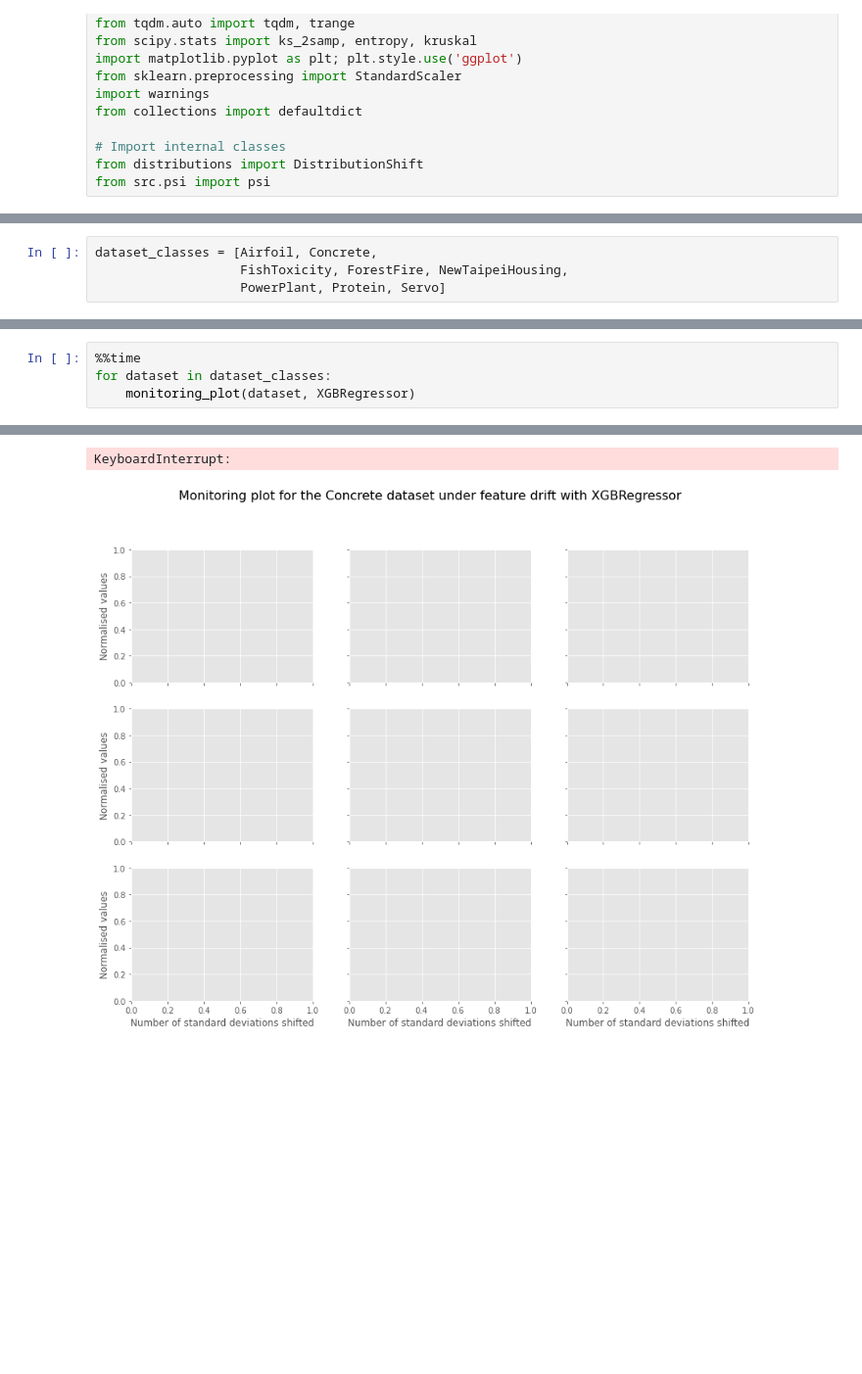
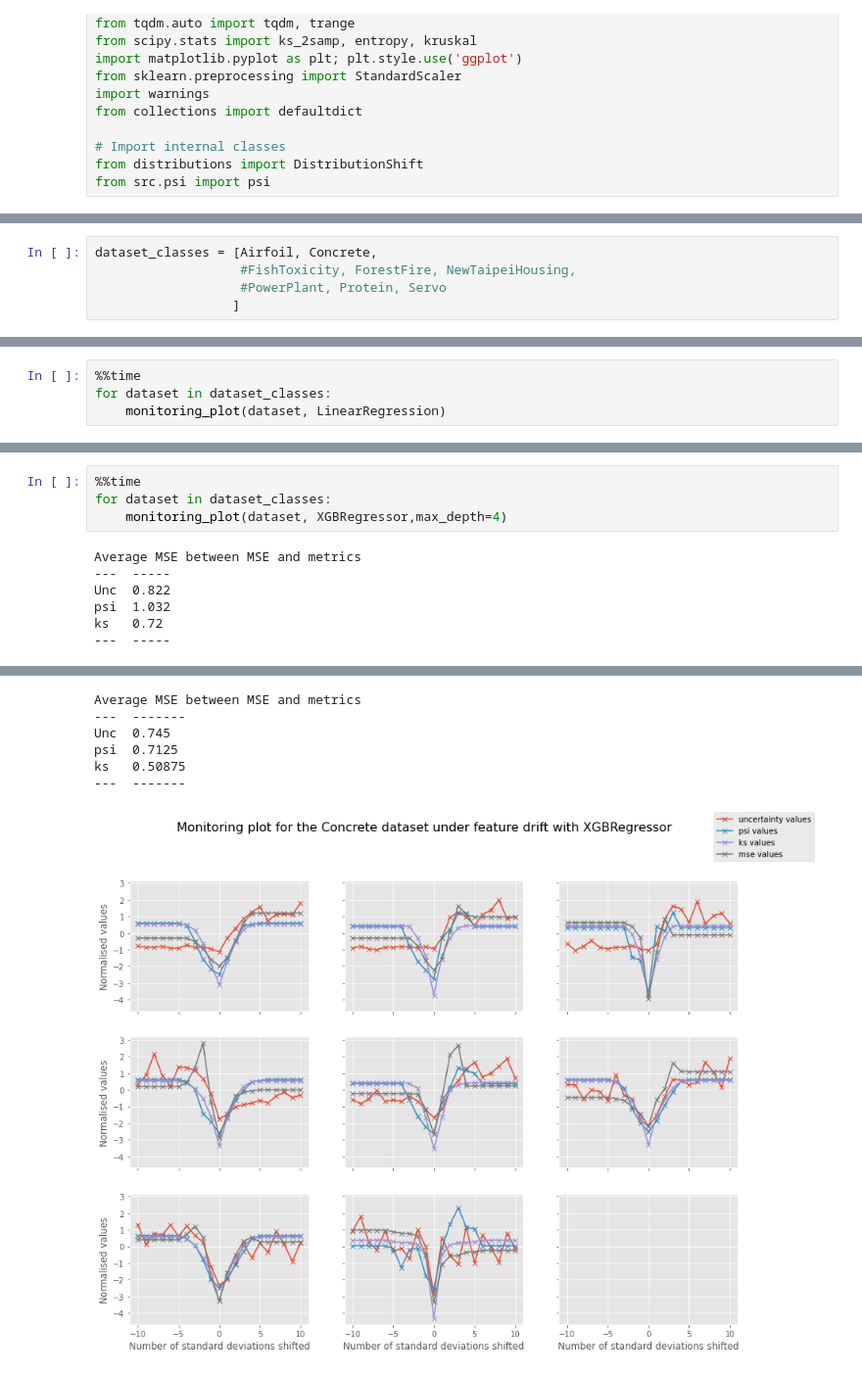
Before and after one commit to cmougan/MonitoringUncertainty, a Jupyter notebook: GradualDistShift.ipynb, the cells around one changed output, grey strips where cells are left out. Shown at 98% size. Saved outputs shown, nothing was run; the diff lists cells and outputs as text; blank space fills up the shorter version.

Commit message:
average MSE of MSE

```diff
--- a/GradualDistShift.ipynb
+++ b/GradualDistShift.ipynb
@@ -32,5 +33,6 @@ from xgboost import XGBRegressor
 # %%
 dataset_classes = [Airfoil, Concrete,
-                   FishToxicity, ForestFire, NewTaipeiHousing,
-                   PowerPlant, Protein, Servo]
+                   #FishToxicity, ForestFire, NewTaipeiHousing,
+                   #PowerPlant, Protein, Servo
+                  ]
 # %%
@@ -99 +141,5 @@ def monitoring_plot(dataset, base_regressor: type):
         plt.show()
+# %%
+%%time
+for dataset in dataset_classes:
+    monitoring_plot(dataset, LinearRegression)
@@ -100,5 +163,11 @@ def monitoring_plot(dataset, base_regressor: type):
 # %%
 %%time
 for dataset in dataset_classes:
-    monitoring_plot(dataset, XGBRegressor)
+    monitoring_plot(dataset, XGBRegressor,max_depth=4)
 # %% [output]
+Average MSE between MSE and metrics
+---  -----
+Unc  0.822
+psi  1.032
+ks   0.72
+---  -----
@@ -106,2 +175,7 @@ for dataset in dataset_classes:
-KeyboardInterrupt:
+Average MSE between MSE and metrics
+---  -------
+Unc  0.745
+psi  0.7125
+ks   0.50875
+---  -------
-[figure, old version]
+[figure, new version]
```
Also changed, not shown: parts of 8 cells of this notebook, 2 other files.
